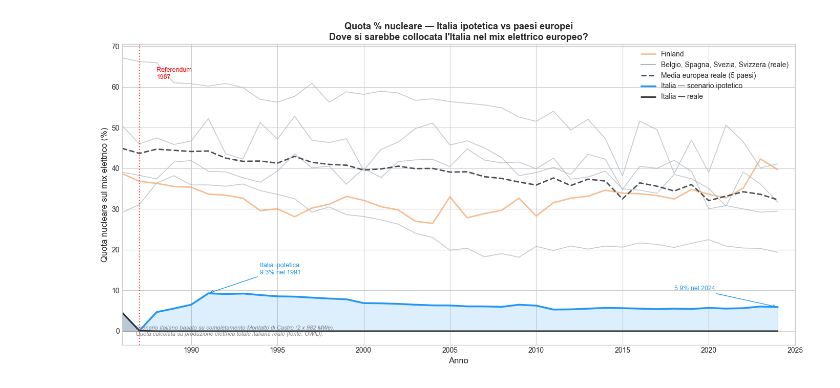
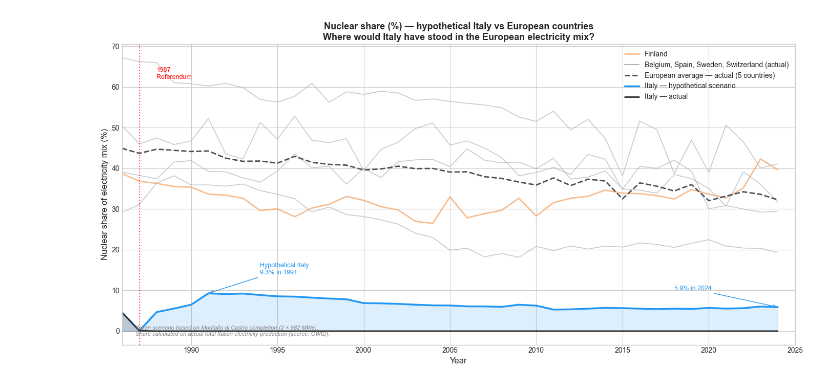
Before and after one commit to giuseppe-vigliotti/nuclear-data-analysis, a Jupyter notebook: notebooks/02_visualizzazioni.ipynb, the cells around one changed output. Saved outputs shown, nothing was run; the diff lists cells and outputs as text; code cells hidden in the pictures.

```diff
--- a/notebooks/02_visualizzazioni.ipynb
+++ b/notebooks/02_visualizzazioni.ipynb
@@ -4,16 +4,25 @@ import matplotlib.pyplot as plt
 import seaborn as sns
 import sqlite3
 import os
+import logging
 
-# Connessione al database
+# Logging setup (force=True for Jupyter kernel compatibility)
+logging.basicConfig(
+    level=logging.INFO,
+    format='%(asctime)s — %(levelname)s — %(message)s',
+    force=True
+)
+logger = logging.getLogger(__name__)
+
+# Connect to database
 BASE_DIR = os.path.dirname(os.path.abspath(''))
 DB_PATH = os.path.join(BASE_DIR, 'db', 'nuclear.db')
 conn = sqlite3.connect(DB_PATH)
 
-# Stile grafici
+# Chart style
 plt.style.use('seaborn-v0_8-whitegrid')
 sns.set_palette('husl')
 
-print("Setup completato")
-print(f"Database: {DB_PATH}")
+logger.info("Setup complete")
+logger.info(f"Database: {DB_PATH}")
 # %% [output]
@@ -1250,12 +1245,12 @@ for country in ['Belgium', 'Spain', 'Sweden', 'Finland', 'Switzerland']:
             alpha=0.7, label=etichetta)
 
 ax.plot([], [], color='#ADB5BD', linewidth=1.5,
-        label='Belgio, Spagna, Svezia, Svizzera (reale)')
+        label='Belgium, Spain, Sweden, Switzerland (actual)')
 
 media_share_eu = df_eu_share.groupby('year')['nuclear_share_elec'].mean()
 ax.plot(media_share_eu.index, media_share_eu.values,
         color='#495057', linewidth=2, linestyle='--',
-        label='Media europea reale (5 paesi)')
+        label='European average — actual (5 countries)')
 
 ax.fill_between(df_italy_share['year'],
                 df_italy_share['share_ipotetica'].fillna(0),
@@ -1263,45 +1258,45 @@ ax.fill_between(df_italy_share['year'],
 ax.plot(df_italy_share['year'],
         df_italy_share['share_ipotetica'].fillna(0),
         color='#2196F3', linewidth=2.5,
-        label='Italia — scenario ipotetico')
+        label='Italy — hypothetical scenario')
 
 ax.fill_between(df_italy_real_share['year'],
                 df_italy_real_share['nuclear_share_elec'].fillna(0),
                 alpha=0.2, color='#2d2d2d')
 ax.plot(df_italy_real_share['year'],
         df_italy_real_share['nuclear_share_elec'].fillna(0),
         color='#2d2d2d', linewidth=2,
-        label='Italia — reale')
+        label='Italy — actual')
 
 ax.axvline(x=1987, color='red', linestyle=':', linewidth=1.5, alpha=0.7)
-ax.text(1988, 62, 'Referendum\n1987', color='red', fontsize=9)
+ax.text(1988, 62, '1987\nReferendum', color='red', fontsize=9)
 
-ax.annotate('Italia ipotetica\n9.3% nel 1991',
+ax.annotate('Hypothetical Italy\n9.3% in 1991',
             xy=(1991, 9.3), xytext=(1994, 14),
             arrowprops=dict(arrowstyle='->', color='#2196F3'),
             fontsize=9, color='#2196F3')
 
-ax.annotate('5.9% nel 2024',
+ax.annotate('5.9% in 2024',
             xy=(2024, 5.9), xytext=(2018, 10),
             arrowprops=dict(arrowstyle='->', color='#2196F3'),
             fontsize=9, color='#2196F3')
 
-ax.set_xlabel('Anno', fontsize=12)
-ax.set_ylabel('Quota nucleare sul mix elettrico (%)', fontsize=12)
-ax.set_title('Quota % nucleare — Italia ipotetica vs paesi europei\n'
-             'Dove si sarebbe collocata l\'Italia nel mix elettrico europeo?',
+ax.set_xlabel('Year', fontsize=12)
+ax.set_ylabel('Nuclear share of electricity mix (%)', fontsize=12)
+ax.set_title('Nuclear share (%) — hypothetical Italy vs European countries\n'
+             'Where would Italy have stood in the European electricity mix?',
              fontsize=13, fontweight='bold')
 ax.legend(fontsize=10, loc='upper right')
 ax.set_xlim(1986, 2025)
 
 ax.text(0.02, 0.03,
-        'Scenario italiano basato su completamento Montalto di Castro (2 x 982 MWe).\n'
-        'Quota calcolata su produzione elettrica totale italiana reale (fonte: OWID).',
+        'Italian scenario based on Montalto di Castro completion (2 × 982 MWe).\n'
+        'Share calculated on actual total Italian electricity production (source: OWID).',
         transform=ax.transAxes, fontsize=8, color='gray', style='italic')
 
 plt.tight_layout()
 plt.savefig('../plots/09_quota_nucleare_confronto_europeo.png', dpi=150, bbox_inches='tight')
 plt.show()
-print("Grafico salvato in plots/")
+logger.info("Chart saved to plots/")
 # %% [output]
-[figure, old version]
+[figure, new version]
```
Also changed, not shown: parts of 27 cells of this notebook, 16 other files.
